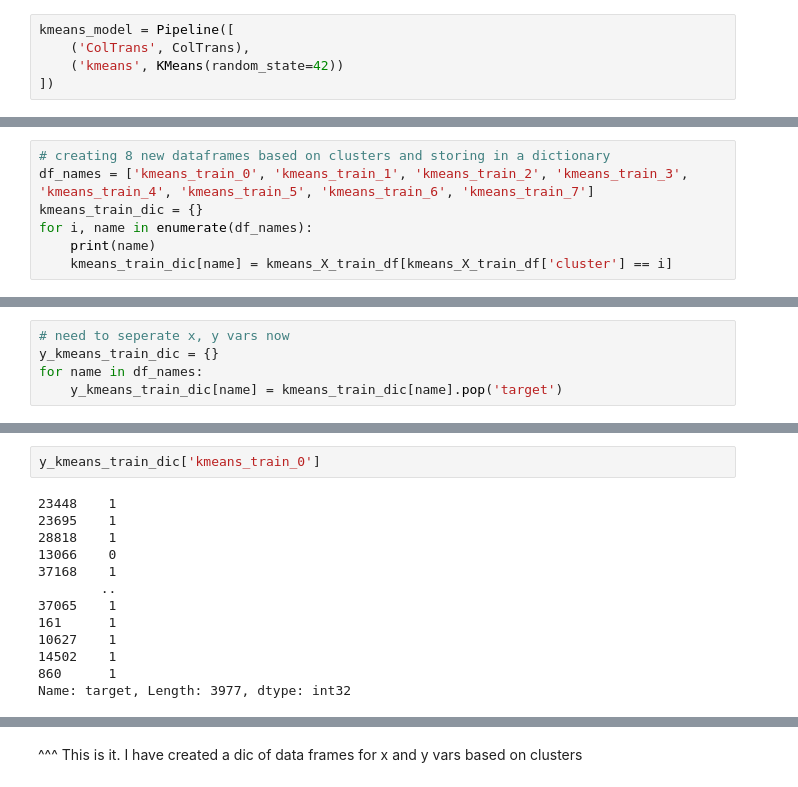
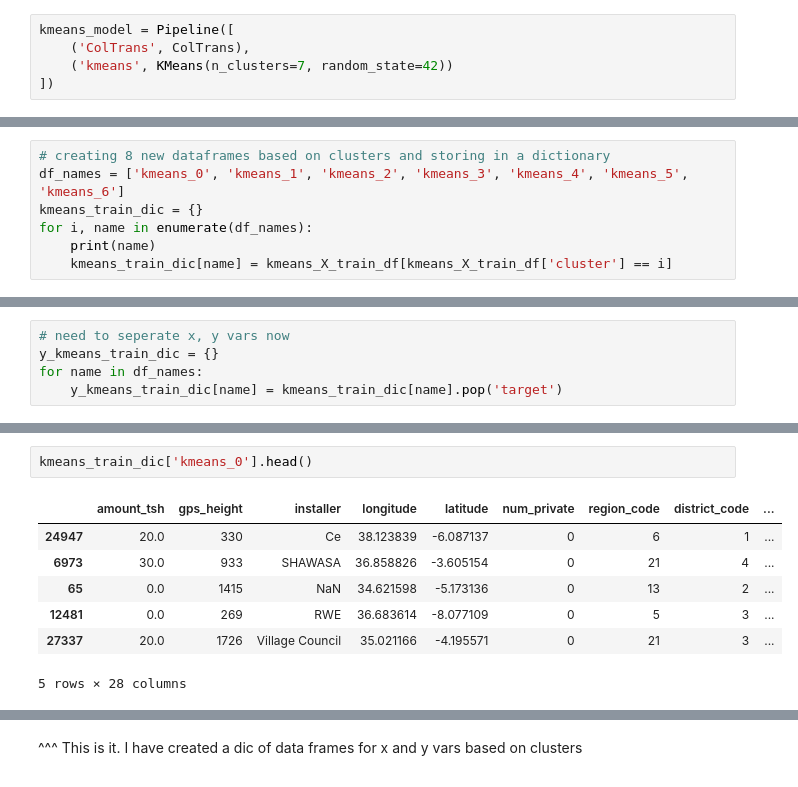
Before and after one commit to mduncan23/Tanzanian-Water-Wells-Analysis, a Jupyter notebook: Water_well_clean.ipynb, the cells around one changed output, grey strips where cells are left out. Cells and saved outputs as stored; diff of their text form.

Commit message:
working on Knn/kmeans

```diff
--- a/Water_well_clean.ipynb
+++ b/Water_well_clean.ipynb
@@ -634,7 +588,7 @@ Setting up kmeans cluster to group the data into 8 clusters based on proximity
 # %%
 kmeans_model = Pipeline([
     ('ColTrans', ColTrans),
-    ('kmeans', KMeans(random_state=42))
+    ('kmeans', KMeans(n_clusters=7, random_state=42))
 ])
 # %%
 # Fitting the model
@@ -663,6 +605,6 @@ Name: cluster, dtype: int64
 # %%
 # creating 8 new dataframes based on clusters and storing in a dictionary
-df_names = ['kmeans_train_0', 'kmeans_train_1', 'kmeans_train_2', 'kmeans_train_3', 'kmeans_train_4', 'kmeans_train_5', 'kmeans_train_6', 'kmeans_train_7']
+df_names = ['kmeans_0', 'kmeans_1', 'kmeans_2', 'kmeans_3', 'kmeans_4', 'kmeans_5', 'kmeans_6']
 kmeans_train_dic = {}
 for i, name in enumerate(df_names):
     print(name)
@@ -716,15 +625,10 @@ kmeans_train_dic['kmeans_train_0']
-# %%
-y_kmeans_train_dic['kmeans_train_0']
-# %% [output]
-23448    1
-23695    1
-28818    1
-13066    0
-37168    1
-        ..
-37065    1
-161      1
-10627    1
-14502    1
-860      1
-Name: target, Length: 3977, dtype: int32
+# %%
+kmeans_train_dic['kmeans_0'].head()
+# %% [output]
+|  | amount_tsh | gps_height | installer | longitude | latitude | num_private | region_code | district_code | ... |
+| 24947 | 20.0 | 330 | Ce | 38.123839 | -6.087137 | 0 | 6 | 1 | ... |
+| 6973 | 30.0 | 933 | SHAWASA | 36.858826 | -3.605154 | 0 | 21 | 4 | ... |
+| 65 | 0.0 | 1415 | NaN | 34.621598 | -5.173136 | 0 | 13 | 2 | ... |
+| 12481 | 0.0 | 269 | RWE | 36.683614 | -8.077109 | 0 | 5 | 3 | ... |
+| 27337 | 20.0 | 1726 | Village Council | 35.021166 | -4.195571 | 0 | 21 | 3 | ... |
+5 rows × 28 columns
```
Also changed, not shown: parts of 35 cells of this notebook.
